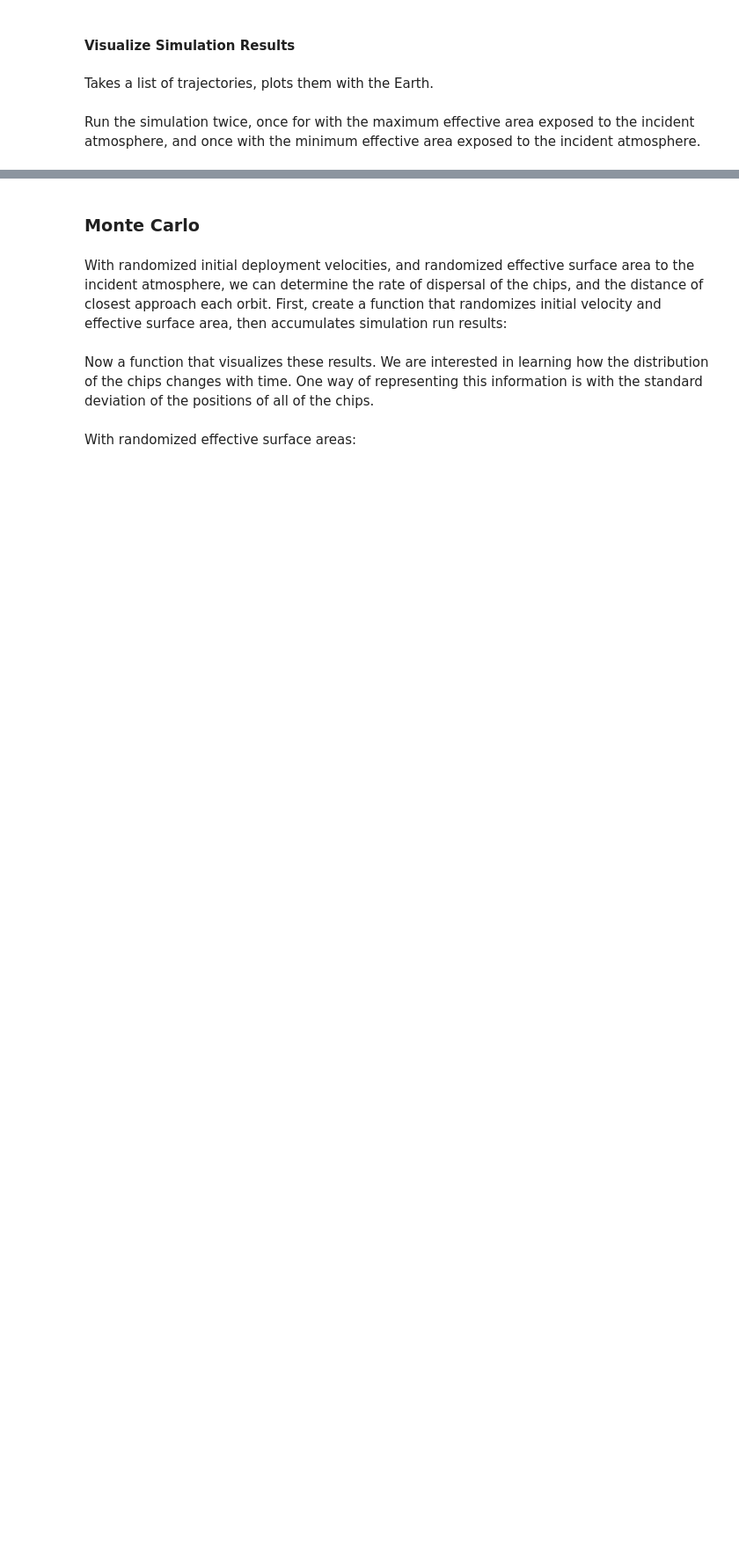
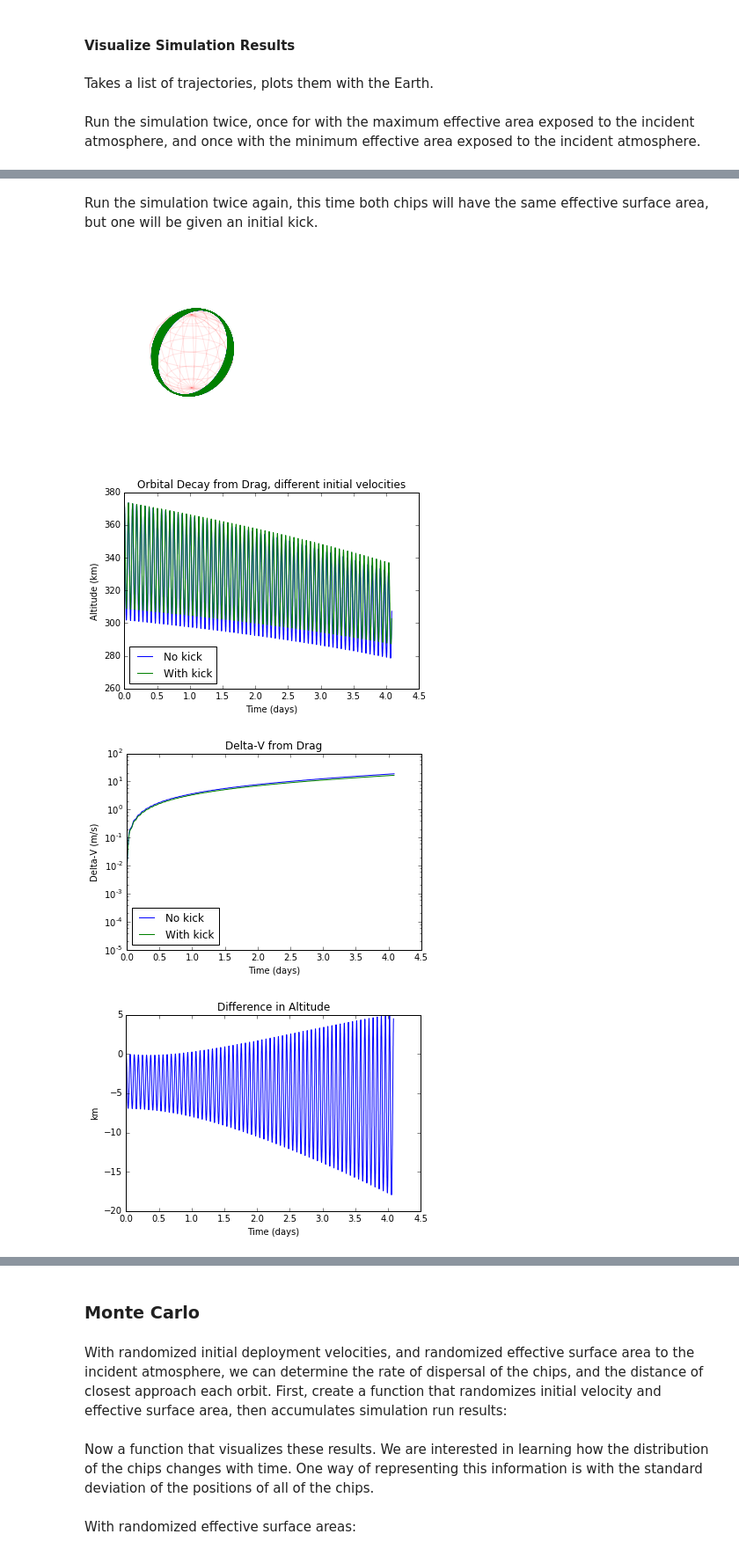
Before and after one commit to vha3/Swarms_Class, a Jupyter notebook: Sprite Attitude and Orbital.ipynb, the cells around one changed output, grey strips where cells are left out. Shown at 88% size. Saved outputs shown, nothing was run; the diff lists cells and outputs as text; code cells hidden in the pictures; blank space fills up the shorter version.

```diff
--- a/Sprite Attitude and Orbital.ipynb
+++ b/Sprite Attitude and Orbital.ipynb
@@ -397,0 +456,13 @@ showResults([maxarea, minarea])
+# %% [markdown]
+Run the simulation twice again, this time both chips will have the same effective surface area, but one will be given an initial kick.
+# %%
+nokick = runOrbitalSim(initial_position, initial_velocity, initial_A/2., totaltime)
+withkick = runOrbitalSim(initial_position, initial_velocity +
+                           .002*initial_velocity/numpy.linalg.norm(initial_velocity),
+                         initial_A/2., totaltime)
+showResults([nokick, withkick])
+# %% [output]
+[figure, added]
+[figure, added]
+[figure, added]
+[figure, added]
```
Also changed, not shown: parts of 67 cells of this notebook, 2 other files.
